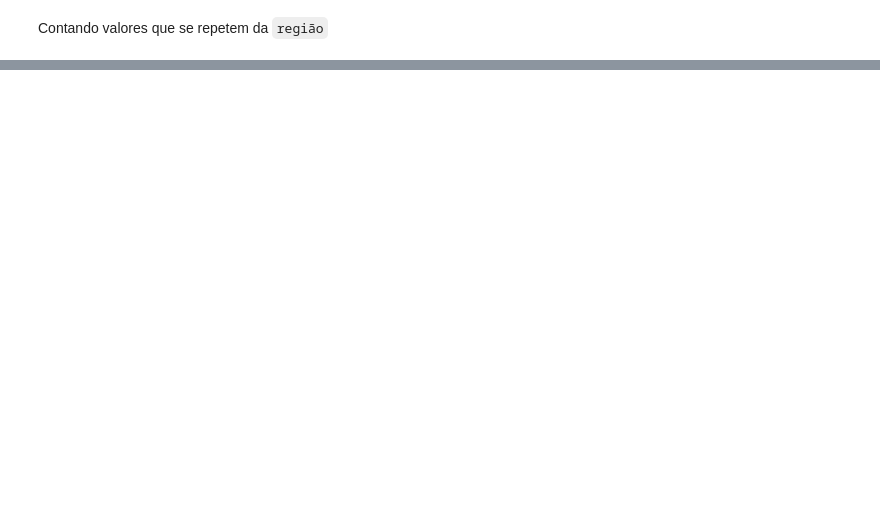
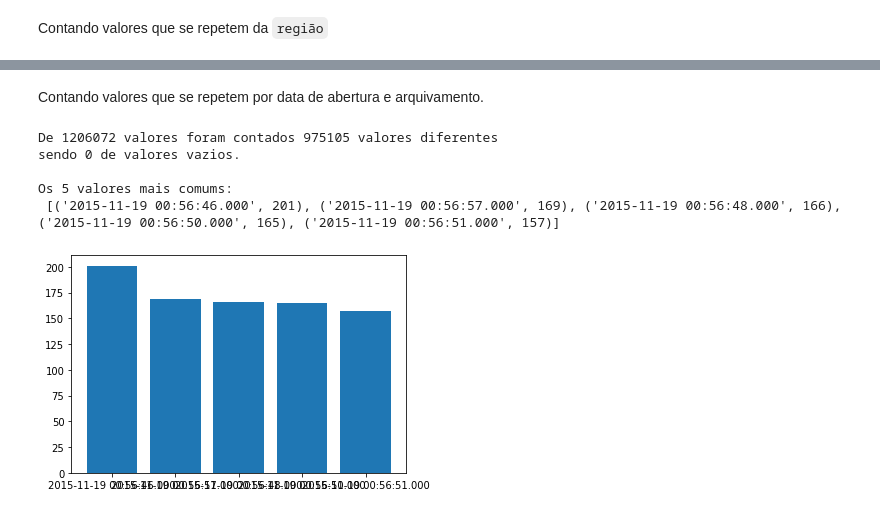
Before and after one commit to ViniZap4/Trabalho-IA-2022.2, a Jupyter notebook: trabalho_de_Inteligência_Artificial.ipynb, the cells around one changed output, grey strips where cells are left out. Drawn from its saved outputs; the diff is of its cells as text; code cells hidden in the pictures; blank space fills up the shorter version.

```diff
--- a/trabalho_de_Inteligência_Artificial.ipynb
+++ b/trabalho_de_Inteligência_Artificial.ipynb
@@ -148,0 +166,11 @@ Os 4 valores mais comums:
+# %% [markdown]
+Contando valores que se repetem por data de abertura e arquivamento.
+# %%
+counterValues("DataAbertura", 5)
+# %% [output]
+De 1206072 valores foram contados 975105 valores diferentes
+sendo 0 de valores vazios.
+
+Os 5 valores mais comums:
+ [('2015-11-19 00:56:46.000', 201), ('2015-11-19 00:56:57.000', 169), ('2015-11-19 00:56:48.000', 166), ('2015-11-19 00:56:50.000', 165), ('2015-11-19 00:56:51.000', 157)]
+[figure, added]
```
Also changed, not shown: parts of 24 cells of this notebook, 1 other file.
